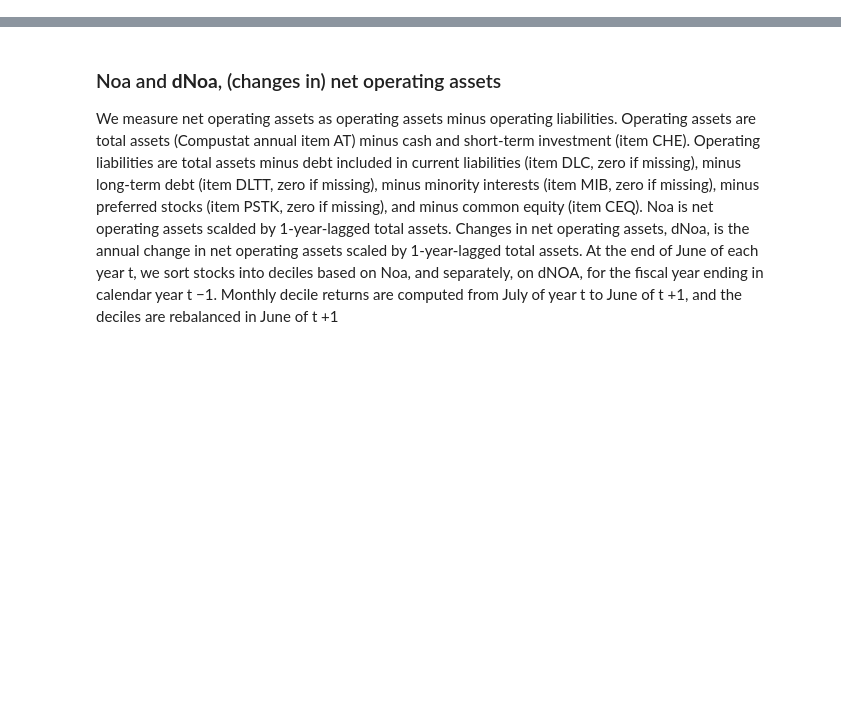
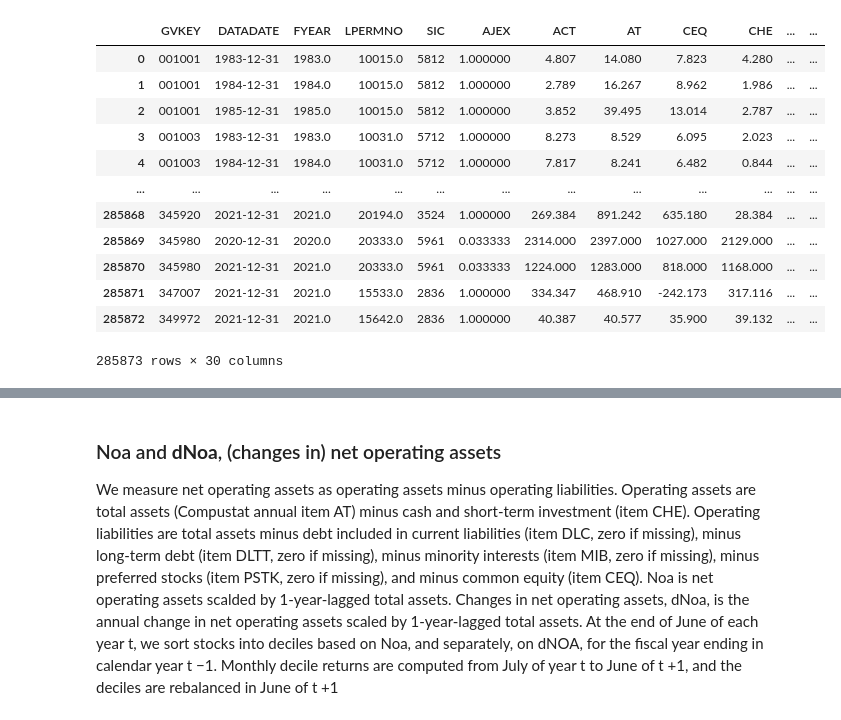
Before and after one commit to yiyun-sj/factor-trading, a Jupyter notebook: factor-trading kitty.ipynb, the cells around one changed output, grey strips where cells are left out. Drawn from its saved outputs; the diff is of its cells as text; code cells hidden in the pictures; blank space fills up the shorter version.

```diff
--- a/factor-trading kitty.ipynb
+++ b/factor-trading kitty.ipynb
@@ -6,4 +6,21 @@ from pandasql import sqldf
 from sklearn import linear_model
 import statsmodels.api as sm
 from scipy import stats
+# %%
+temp = pd.read_sas("comp_annual.sas7bdat", encoding='latin1')
+temp
+# %% [output]
+|  | GVKEY | DATADATE | FYEAR | LPERMNO | SIC | AJEX | ACT | AT | CEQ | CHE | ... | ... |
+| 0 | 001001 | 1983-12-31 | 1983.0 | 10015.0 | 5812 | 1.000000 | 4.807 | 14.080 | 7.823 | 4.280 | ... | ... |
+| 1 | 001001 | 1984-12-31 | 1984.0 | 10015.0 | 5812 | 1.000000 | 2.789 | 16.267 | 8.962 | 1.986 | ... | ... |
+| 2 | 001001 | 1985-12-31 | 1985.0 | 10015.0 | 5812 | 1.000000 | 3.852 | 39.495 | 13.014 | 2.787 | ... | ... |
+| 3 | 001003 | 1983-12-31 | 1983.0 | 10031.0 | 5712 | 1.000000 | 8.273 | 8.529 | 6.095 | 2.023 | ... | ... |
+| 4 | 001003 | 1984-12-31 | 1984.0 | 10031.0 | 5712 | 1.000000 | 7.817 | 8.241 | 6.482 | 0.844 | ... | ... |
+| ... | ... | ... | ... | ... | ... | ... | ... | ... | ... | ... | ... | ... |
+| 285868 | 345920 | 2021-12-31 | 2021.0 | 20194.0 | 3524 | 1.000000 | 269.384 | 891.242 | 635.180 | 28.384 | ... | ... |
+| 285869 | 345980 | 2020-12-31 | 2020.0 | 20333.0 | 5961 | 0.033333 | 2314.000 | 2397.000 | 1027.000 | 2129.000 | ... | ... |
+| 285870 | 345980 | 2021-12-31 | 2021.0 | 20333.0 | 5961 | 0.033333 | 1224.000 | 1283.000 | 818.000 | 1168.000 | ... | ... |
+| 285871 | 347007 | 2021-12-31 | 2021.0 | 15533.0 | 2836 | 1.000000 | 334.347 | 468.910 | -242.173 | 317.116 | ... | ... |
+| 285872 | 349972 | 2021-12-31 | 2021.0 | 15642.0 | 2836 | 1.000000 | 40.387 | 40.577 | 35.900 | 39.132 | ... | ... |
+285873 rows × 30 columns
 # %%
```
Also changed, not shown: parts of 17 cells of this notebook, 3 other files.
